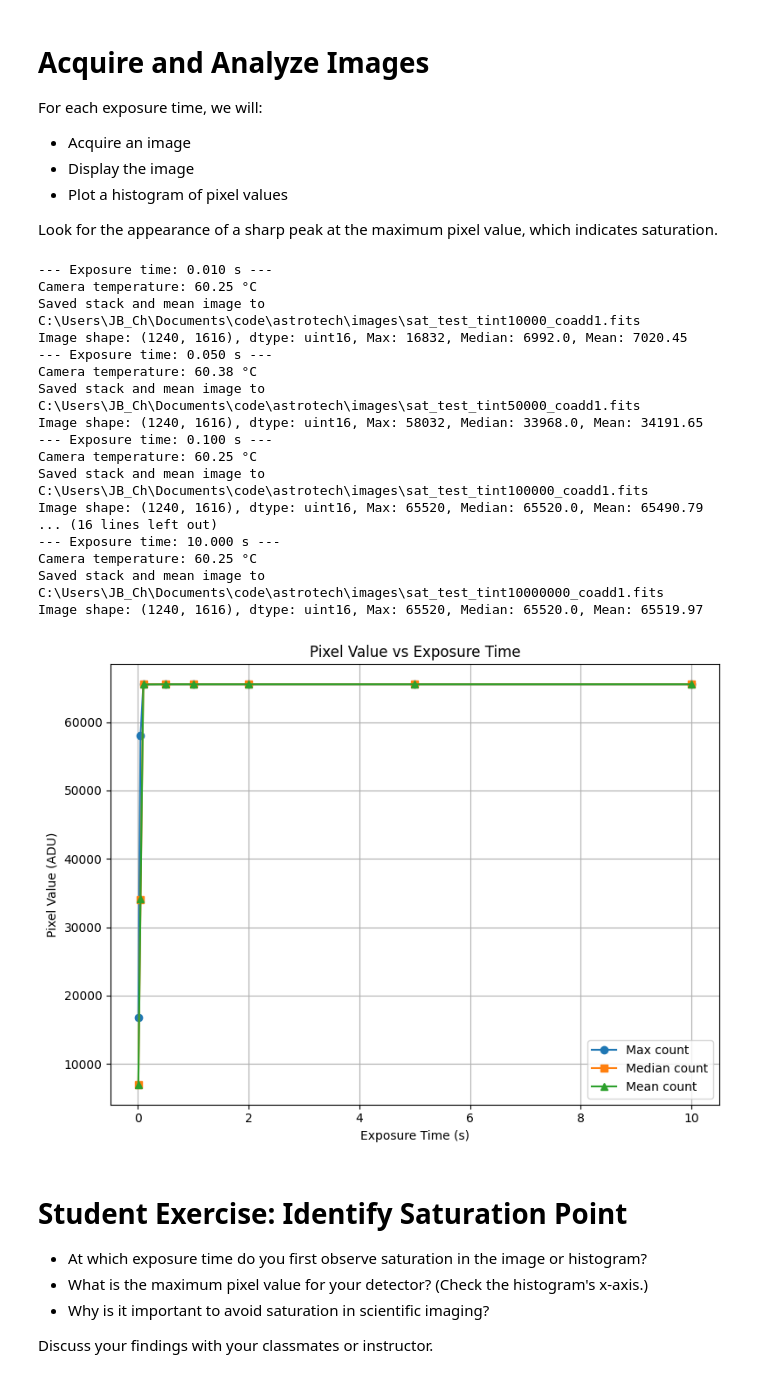
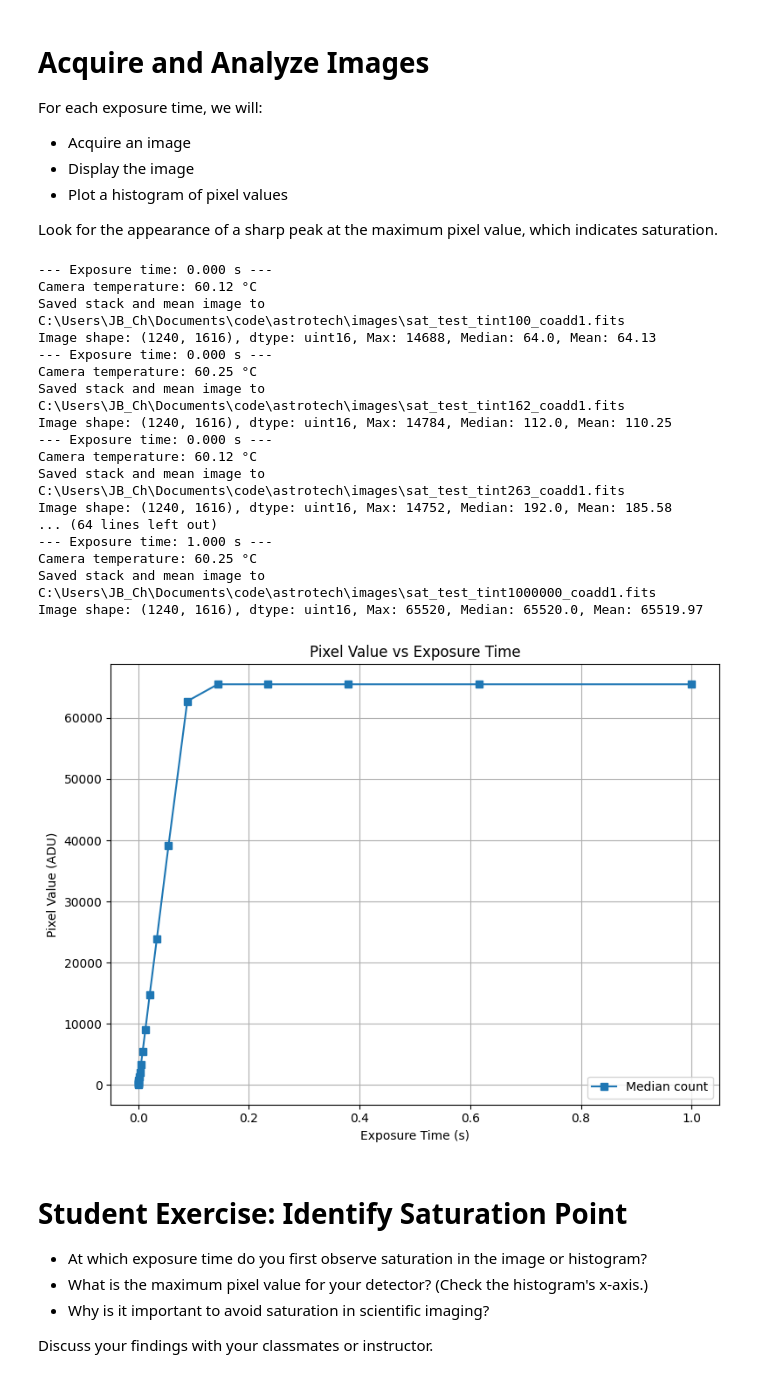
Before and after one commit to jruffio/astrotech_detector, a Jupyter notebook: detector_saturation_analysis.ipynb, the cells around one changed output. Cells and saved outputs as stored; diff of their text form; code cells hidden in the pictures.

```diff
--- a/detector_saturation_analysis.ipynb
+++ b/detector_saturation_analysis.ipynb
@@ -20,7 +21,7 @@ We will acquire images at a series of increasing exposure times, up to a maximum
 - Identify the exposure time at which saturation first occurs.
 # %%
 # Define exposure times (in microseconds) from 0.01s to 10s
-exposure_times = np.logspace(5, 6, num=10, dtype=int)
+exposure_times = np.logspace(2, 6, num=20, dtype=int)
 Ncoadd = 1  # Single image per exposure time for saturation test
 outdir = "C:\\Users\\JB_Ch\\Documents\\code\\astrotech\\images"  # Output directory for images
 prefix = "sat_test"
@@ -39,50 +40,50 @@ median_counts = []
 mean_counts = []
 
 for tint in exposure_times:
     print(f"--- Exposure time: {tint/1e6:.3f} s ---")
     images = acquire_images(tint, Ncoadd, outdir=outdir, prefix=prefix)
     img = images[0] if images.ndim == 3 else images
     max_counts.append(np.max(img))
     median_counts.append(np.median(img))
     mean_counts.append(np.mean(img))
     print(f"Image shape: {img.shape}, dtype: {img.dtype}, Max: {np.max(img)}, Median: {np.median(img)}, Mean: {np.mean(img):.2f}")
 
 # Convert to numpy arrays
 max_counts = np.array(max_counts)
 median_counts = np.array(median_counts)
 mean_counts = np.array(mean_counts)
 
 # Plot counts vs exposure time
 plt.figure(figsize=(8,6))
-plt.plot(exposure_times/1e6, max_counts, 'o-', label='Max count')
+# plt.plot(exposure_times/1e6, max_counts, 'o-', label='Max count')
 plt.plot(exposure_times/1e6, median_counts, 's-', label='Median count')
-plt.plot(exposure_times/1e6, mean_counts, '^-', label='Mean count')
+# plt.plot(exposure_times/1e6, mean_counts, '^-', label='Mean count')
 plt.xlabel('Exposure Time (s)')
 plt.ylabel('Pixel Value (ADU)')
 plt.title('Pixel Value vs Exposure Time')
 plt.legend()
 plt.grid(True)
 plt.tight_layout()
 plt.show()
 # %% [output]
---- Exposure time: 0.010 s ---
+--- Exposure time: 0.000 s ---
+Camera temperature: 60.12 °C
+Saved stack and mean image to C:\Users\JB_Ch\Documents\code\astrotech\images\sat_test_tint100_coadd1.fits
+Image shape: (1240, 1616), dtype: uint16, Max: 14688, Median: 64.0, Mean: 64.13
+--- Exposure time: 0.000 s ---
 Camera temperature: 60.25 °C
-Saved stack and mean image to C:\Users\JB_Ch\Documents\code\astrotech\images\sat_test_tint10000_coadd1.fits
-Image shape: (1240, 1616), dtype: uint16, Max: 16832, Median: 6992.0, Mean: 7020.45
---- Exposure time: 0.050 s ---
-Camera temperature: 60.38 °C
-Saved stack and mean image to C:\Users\JB_Ch\Documents\code\astrotech\images\sat_test_tint50000_coadd1.fits
-Image shape: (1240, 1616), dtype: uint16, Max: 58032, Median: 33968.0, Mean: 34191.65
---- Exposure time: 0.100 s ---
+Saved stack and mean image to C:\Users\JB_Ch\Documents\code\astrotech\images\sat_test_tint162_coadd1.fits
+Image shape: (1240, 1616), dtype: uint16, Max: 14784, Median: 112.0, Mean: 110.25
+--- Exposure time: 0.000 s ---
+Camera temperature: 60.12 °C
+Saved stack and mean image to C:\Users\JB_Ch\Documents\code\astrotech\images\sat_test_tint263_coadd1.fits
+Image shape: (1240, 1616), dtype: uint16, Max: 14752, Median: 192.0, Mean: 185.58
+... (64 lines left out)
+--- Exposure time: 1.000 s ---
 Camera temperature: 60.25 °C
-Saved stack and mean image to C:\Users\JB_Ch\Documents\code\astrotech\images\sat_test_tint100000_coadd1.fits
-Image shape: (1240, 1616), dtype: uint16, Max: 65520, Median: 65520.0, Mean: 65490.79
-... (16 lines left out)
---- Exposure time: 10.000 s ---
-Camera temperature: 60.25 °C
-Saved stack and mean image to C:\Users\JB_Ch\Documents\code\astrotech\images\sat_test_tint10000000_coadd1.fits
+Saved stack and mean image to C:\Users\JB_Ch\Documents\code\astrotech\images\sat_test_tint1000000_coadd1.fits
 Image shape: (1240, 1616), dtype: uint16, Max: 65520, Median: 65520.0, Mean: 65519.97
-[figure, old version]
+[figure, new version]
 # %% [markdown]
 # Student Exercise: Identify Saturation Point
 
```
Also changed, not shown: parts of 1 cell of this notebook, 2 other files.
